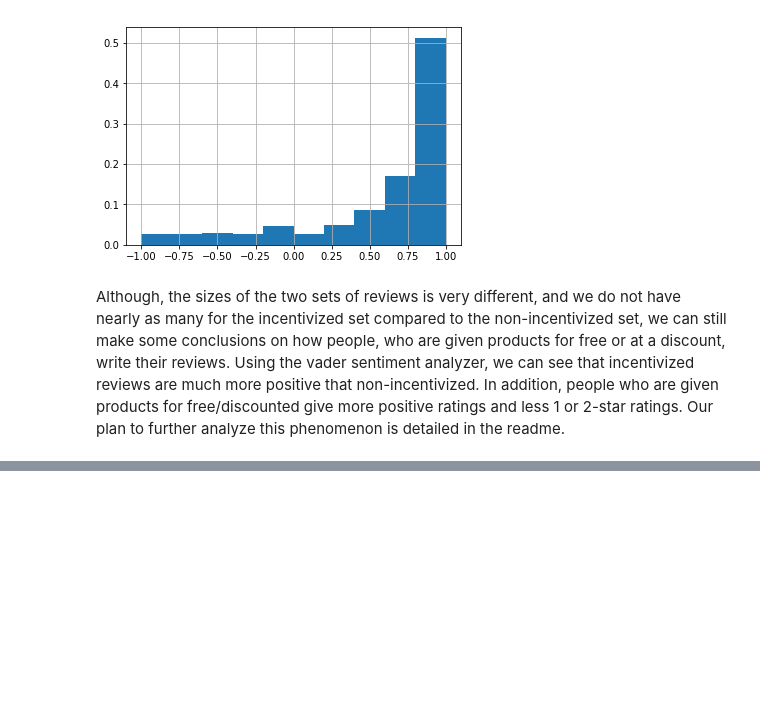
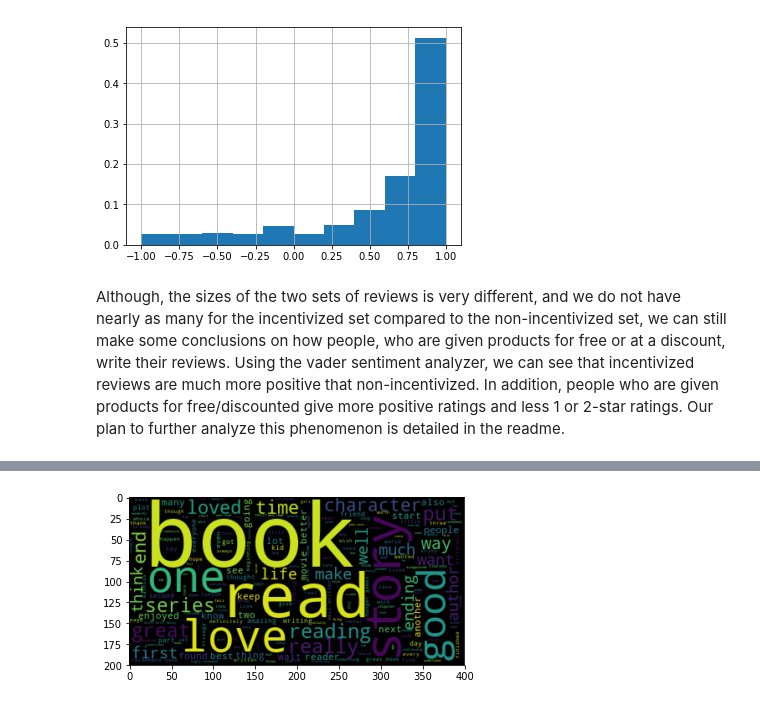
Before and after one commit to justcho5/ADA, a Jupyter notebook: project/Periodicity.ipynb, the cells around one changed output, grey strips where cells are left out. Cells and saved outputs as stored; diff of their text form; code cells hidden in the pictures; blank space fills up the shorter version.

```diff
--- a/project/Periodicity.ipynb
+++ b/project/Periodicity.ipynb
@@ -573,0 +607,4 @@ Although, the sizes of the two sets of reviews is very different, and we do not
+# %%
+plot_word_cloud(non_incentivized[non_incentivized.main_category == 'Books'].head(n=400).tokenized_text.sum(), stops)
+# %% [output]
+[figure, added]
```
Also changed, not shown: parts of 8 cells of this notebook, 1 other file.
